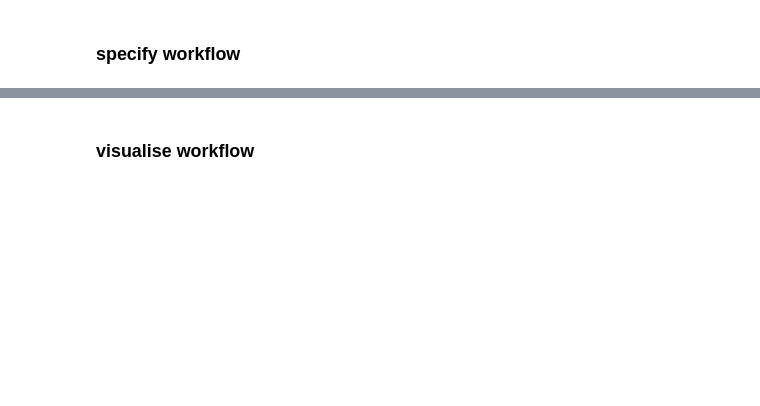
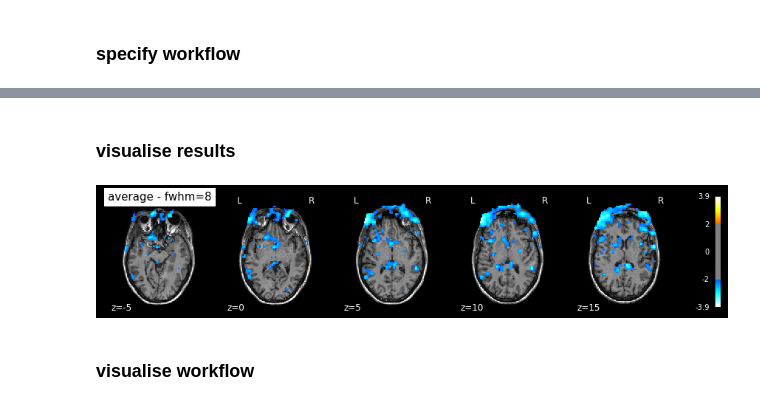
Before and after one commit to syzhang/tsl_data, a Jupyter notebook: imaging/first_level_basics.ipynb, the cells around one changed output, grey strips where cells are left out. Drawn from its saved outputs; the diff is of its cells as text; code cells hidden in the pictures; blank space fills up the shorter version.

```diff
--- a/imaging/first_level_basics.ipynb
+++ b/imaging/first_level_basics.ipynb
@@ -247,3 +378,14 @@ l1analysis.connect([(infosource, selectfiles, [('subject_id', 'subject_id'),
+# %% [markdown]
+### visualise results
+# %%
+from nilearn.plotting import plot_stat_map
+anatimg = '/data/sub-06/anat/sub-06_desc-preproc_T1w.nii.gz'
+# %%
+plot_stat_map(
+    '/output/first_level/1stLevel/sub-06/spmT_0004.nii', title='average - fwhm=8',
+    bg_img=anatimg, threshold=2, display_mode='z', cut_coords=(-5, 0, 5, 10, 15), dim=-1);
+# %% [output]
+[figure, added]
 # %% [markdown]
 ### visualise workflow
 # %%
```
Also changed, not shown: parts of 24 cells of this notebook.
